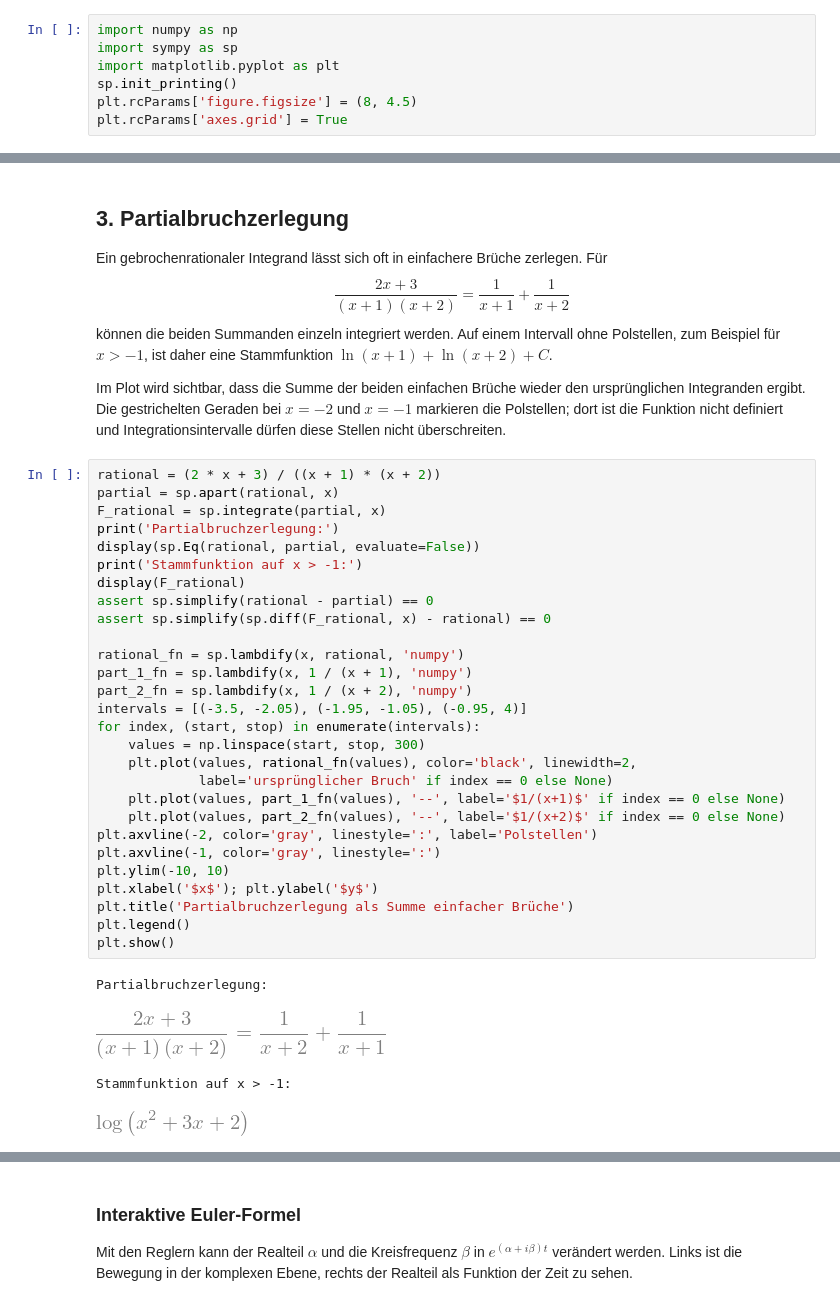
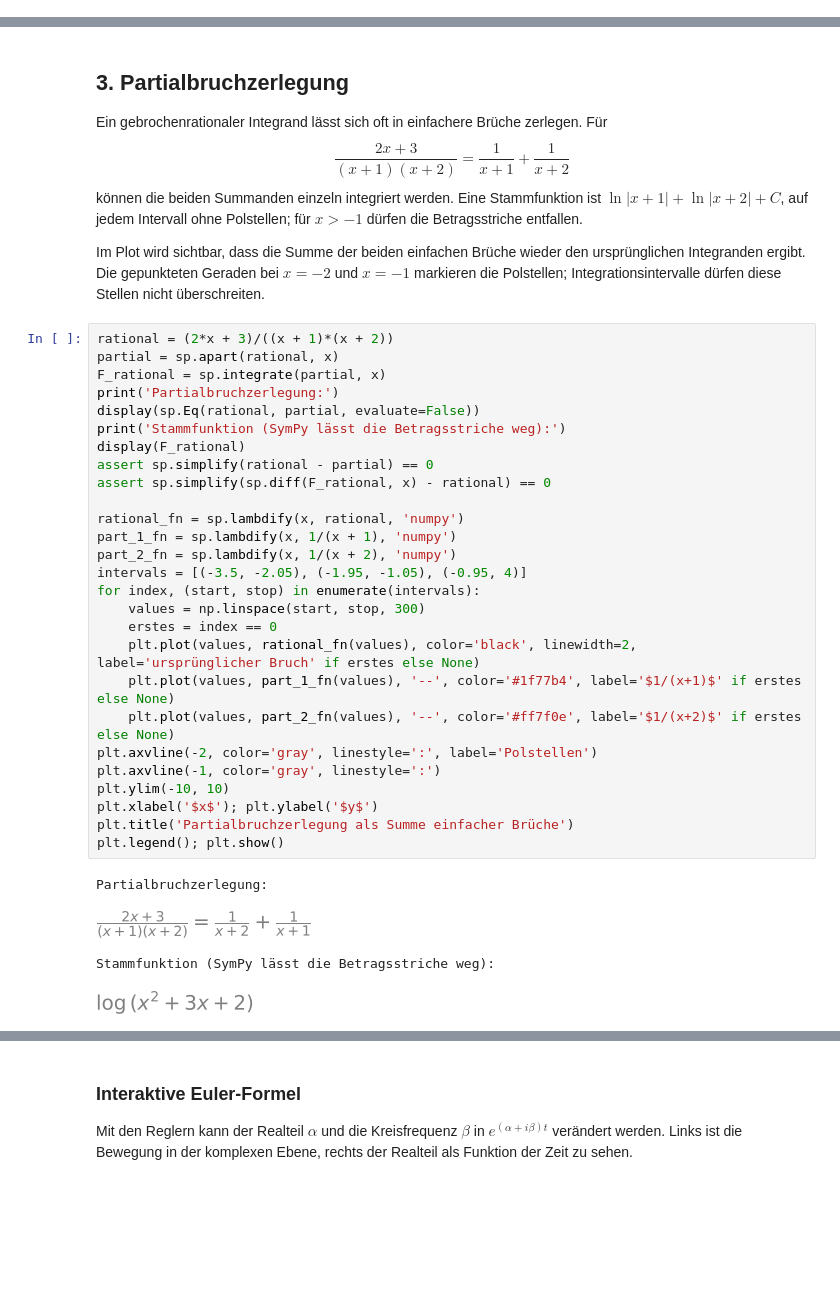
Before and after one commit to karkessler/dhbw-mathe3, a Jupyter notebook: notebooks/differentialgleichungen/00_mathematische_grundlagen.ipynb, the cells around one changed output, grey strips where cells are left out. Cells and saved outputs as stored; diff of their text form; blank space fills up the shorter version.

```diff
--- a/notebooks/differentialgleichungen/00_mathematische_grundlagen.ipynb
+++ b/notebooks/differentialgleichungen/00_mathematische_grundlagen.ipynb
@@ -28,7 +0,0 @@ Diese Kapitel liefern die Werkzeuge zur Untersuchung linearer Differentialgleich
-# %%
-import numpy as np
-import sympy as sp
-import matplotlib.pyplot as plt
-sp.init_printing()
-plt.rcParams['figure.figsize'] = (8, 4.5)
-plt.rcParams['axes.grid'] = True
@@ -93,40 +228,39 @@ Fläche in u-Koordinaten: 0.9999987084452265
 ## 3. Partialbruchzerlegung
 
 Ein gebrochenrationaler Integrand lässt sich oft in einfachere Brüche zerlegen. Für
-$$\frac{2x+3}{(x+1)(x+2)}=\frac{1}{x+1}+\frac{1}{x+2}$$
-können die beiden Summanden einzeln integriert werden. Auf einem Intervall ohne Polstellen, zum Beispiel für $x>-1$, ist daher eine Stammfunktion $\ln(x+1)+\ln(x+2)+C$.
+$$\frac{2x+3}{(x+1)(x+2)} = \frac{1}{x+1} + \frac{1}{x+2}$$
+können die beiden Summanden einzeln integriert werden. Eine Stammfunktion ist $\ln\lvert x+1\rvert + \ln\lvert x+2\rvert + C$, auf jedem Intervall ohne Polstellen; für $x > -1$ dürfen die Betragsstriche entfallen.
 
-Im Plot wird sichtbar, dass die Summe der beiden einfachen Brüche wieder den ursprünglichen Integranden ergibt. Die gestrichelten Geraden bei $x=-2$ und $x=-1$ markieren die Polstellen; dort ist die Funktion nicht definiert und Integrationsintervalle dürfen diese Stellen nicht überschreiten.
+Im Plot wird sichtbar, dass die Summe der beiden einfachen Brüche wieder den ursprünglichen Integranden ergibt. Die gepunkteten Geraden bei $x = -2$ und $x = -1$ markieren die Polstellen; Integrationsintervalle dürfen diese Stellen nicht überschreiten.
 # %%
-rational = (2 * x + 3) / ((x + 1) * (x + 2))
+rational = (2*x + 3)/((x + 1)*(x + 2))
 partial = sp.apart(rational, x)
 F_rational = sp.integrate(partial, x)
 print('Partialbruchzerlegung:')
 display(sp.Eq(rational, partial, evaluate=False))
-print('Stammfunktion auf x > -1:')
+print('Stammfunktion (SymPy lässt die Betragsstriche weg):')
 display(F_rational)
 assert sp.simplify(rational - partial) == 0
 assert sp.simplify(sp.diff(F_rational, x) - rational) == 0
 
 rational_fn = sp.lambdify(x, rational, 'numpy')
-part_1_fn = sp.lambdify(x, 1 / (x + 1), 'numpy')
-part_2_fn = sp.lambdify(x, 1 / (x + 2), 'numpy')
+part_1_fn = sp.lambdify(x, 1/(x + 1), 'numpy')
+part_2_fn = sp.lambdify(x, 1/(x + 2), 'numpy')
 intervals = [(-3.5, -2.05), (-1.95, -1.05), (-0.95, 4)]
 for index, (start, stop) in enumerate(intervals):
     values = np.linspace(start, stop, 300)
-    plt.plot(values, rational_fn(values), color='black', linewidth=2,
-             label='ursprünglicher Bruch' if index == 0 else None)
-    plt.plot(values, part_1_fn(values), '--', label='$1/(x+1)$' if index == 0 else None)
-    plt.plot(values, part_2_fn(values), '--', label='$1/(x+2)$' if index == 0 else None)
+    erstes = index == 0
+    plt.plot(values, rational_fn(values), color='black', linewidth=2, label='ursprünglicher Bruch' if erstes else None)
+    plt.plot(values, part_1_fn(values), '--', color='#1f77b4', label='$1/(x+1)$' if erstes else None)
+    plt.plot(values, part_2_fn(values), '--', color='#ff7f0e', label='$1/(x+2)$' if erstes else None)
 plt.axvline(-2, color='gray', linestyle=':', label='Polstellen')
 plt.axvline(-1, color='gray', linestyle=':')
 plt.ylim(-10, 10)
 plt.xlabel('$x$'); plt.ylabel('$y$')
 plt.title('Partialbruchzerlegung als Summe einfacher Brüche')
-plt.legend()
-plt.show()
+plt.legend(); plt.show()
 # %% [output]
 Partialbruchzerlegung:
-[figure, old version]
+[figure, new version]
-Stammfunktion auf x > -1:
+Stammfunktion (SymPy lässt die Betragsstriche weg):
-[figure, old version]
+[figure, new version]
```
Also changed, not shown: parts of 49 cells of this notebook, 43 other files.
